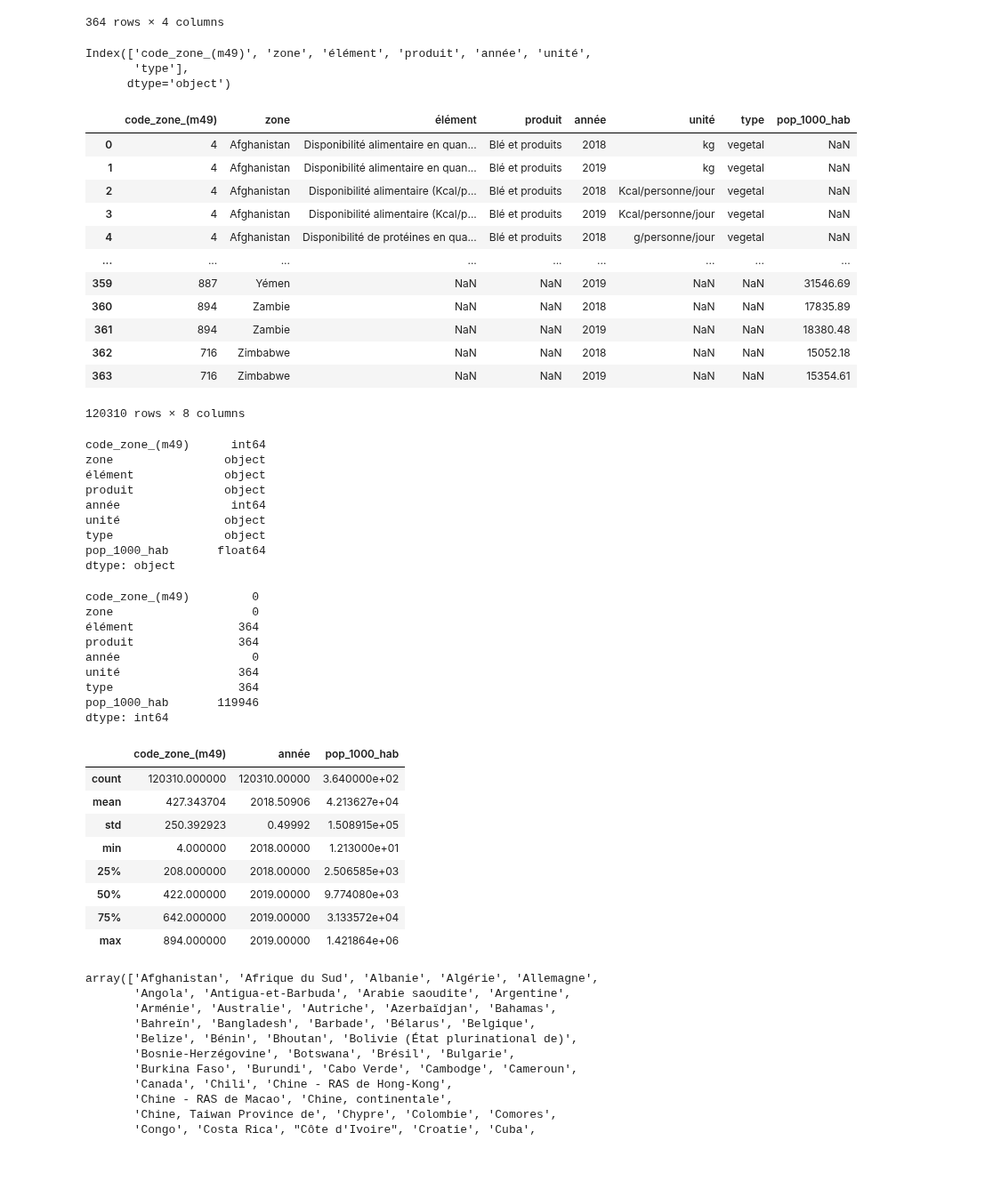
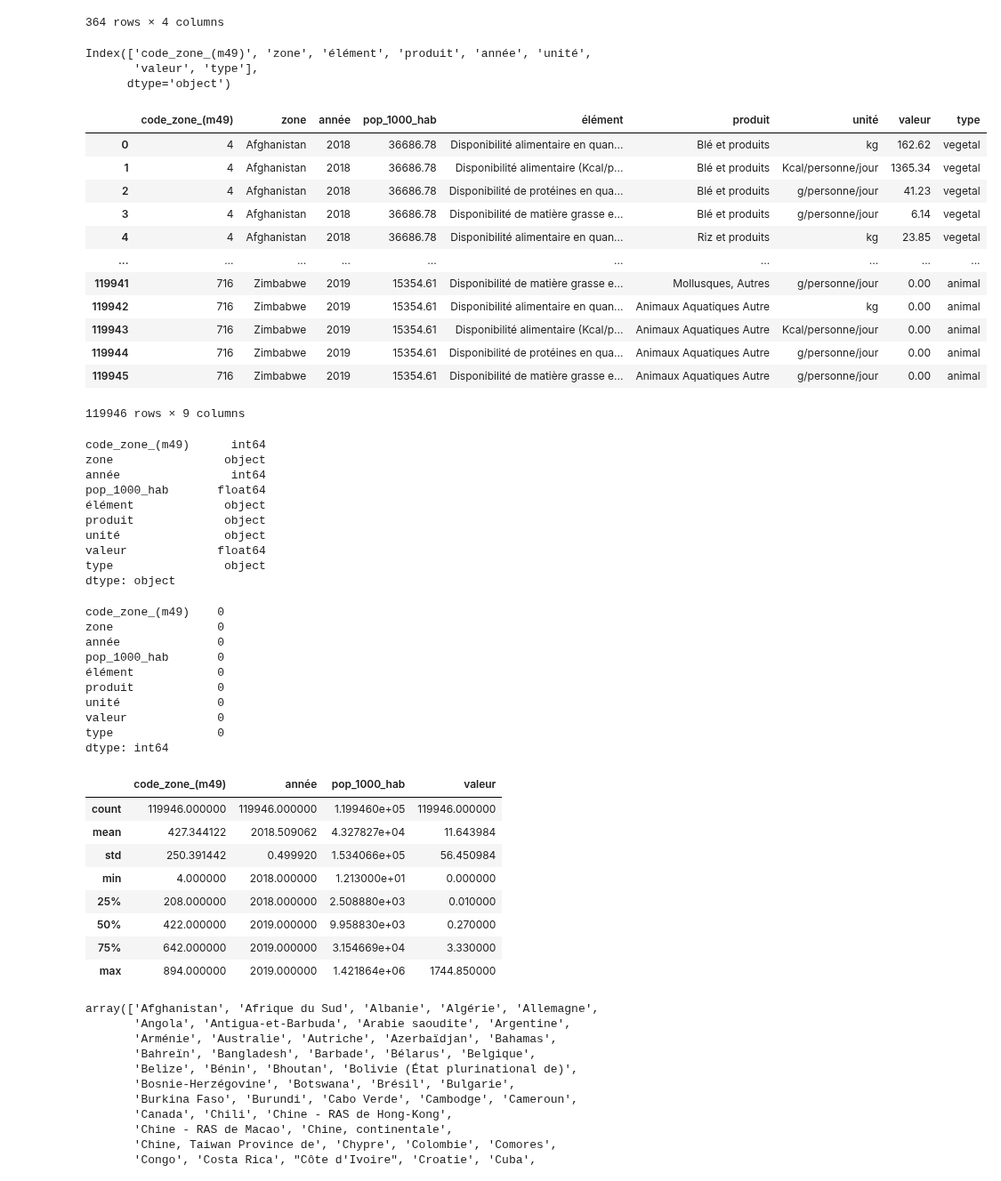
Before and after one commit to Melobgn/Brief-pandas-SEM, a Jupyter notebook: dataframes.ipynb, the cells around one changed output. Shown at 89% size. Drawn from its saved outputs; the diff is of its cells as text; code cells hidden in the pictures.

```diff
--- a/dataframes.ipynb
+++ b/dataframes.ipynb
@@ -89,32 +89,32 @@ df_pop
 # Exercice 6
 
 
-product = product[['code_zone_(m49)','zone','élément','produit', 'année', 'unité', 'type']]
+product = product[['code_zone_(m49)','zone','élément','produit', 'année', 'unité', 'valeur', 'type']]
 product.columns
 # %% [output]
 Index(['code_zone_(m49)', 'zone', 'élément', 'produit', 'année', 'unité',
-       'type'],
+       'valeur', 'type'],
       dtype='object')
 # %%
 # Exercice 7
 
 
-df = pd.concat([product,df_pop])
+df = pd.merge(df_pop, product, on=['code_zone_(m49)', 'zone', 'année'])
 df
 # %% [output]
-|  | code_zone_(m49) | zone | élément | produit | année | unité | type | pop_1000_hab |
-| 0 | 4 | Afghanistan | Disponibilité alimentaire en quan... | Blé et produits | 2018 | kg | vegetal | NaN |
-| 1 | 4 | Afghanistan | Disponibilité alimentaire en quan... | Blé et produits | 2019 | kg | vegetal | NaN |
-| 2 | 4 | Afghanistan | Disponibilité alimentaire (Kcal/p... | Blé et produits | 2018 | Kcal/personne/jour | vegetal | NaN |
-| 3 | 4 | Afghanistan | Disponibilité alimentaire (Kcal/p... | Blé et produits | 2019 | Kcal/personne/jour | vegetal | NaN |
-| 4 | 4 | Afghanistan | Disponibilité de protéines en qua... | Blé et produits | 2018 | g/personne/jour | vegetal | NaN |
-| ... | ... | ... | ... | ... | ... | ... | ... | ... |
-| 359 | 887 | Yémen | NaN | NaN | 2019 | NaN | NaN | 31546.69 |
-| 360 | 894 | Zambie | NaN | NaN | 2018 | NaN | NaN | 17835.89 |
-| 361 | 894 | Zambie | NaN | NaN | 2019 | NaN | NaN | 18380.48 |
-| 362 | 716 | Zimbabwe | NaN | NaN | 2018 | NaN | NaN | 15052.18 |
-| 363 | 716 | Zimbabwe | NaN | NaN | 2019 | NaN | NaN | 15354.61 |
+|  | code_zone_(m49) | zone | année | pop_1000_hab | élément | produit | unité | valeur | type |
+| 0 | 4 | Afghanistan | 2018 | 36686.78 | Disponibilité alimentaire en quan... | Blé et produits | kg | 162.62 | vegetal |
+| 1 | 4 | Afghanistan | 2018 | 36686.78 | Disponibilité alimentaire (Kcal/p... | Blé et produits | Kcal/personne/jour | 1365.34 | vegetal |
+| 2 | 4 | Afghanistan | 2018 | 36686.78 | Disponibilité de protéines en qua... | Blé et produits | g/personne/jour | 41.23 | vegetal |
+| 3 | 4 | Afghanistan | 2018 | 36686.78 | Disponibilité de matière grasse e... | Blé et produits | g/personne/jour | 6.14 | vegetal |
+| 4 | 4 | Afghanistan | 2018 | 36686.78 | Disponibilité alimentaire en quan... | Riz et produits | kg | 23.85 | vegetal |
+| ... | ... | ... | ... | ... | ... | ... | ... | ... | ... |
+| 119941 | 716 | Zimbabwe | 2019 | 15354.61 | Disponibilité de matière grasse e... | Mollusques, Autres | g/personne/jour | 0.00 | animal |
+| 119942 | 716 | Zimbabwe | 2019 | 15354.61 | Disponibilité alimentaire en quan... | Animaux Aquatiques Autre | kg | 0.00 | animal |
+| 119943 | 716 | Zimbabwe | 2019 | 15354.61 | Disponibilité alimentaire (Kcal/p... | Animaux Aquatiques Autre | Kcal/personne/jour | 0.00 | animal |
+| 119944 | 716 | Zimbabwe | 2019 | 15354.61 | Disponibilité de protéines en qua... | Animaux Aquatiques Autre | g/personne/jour | 0.00 | animal |
+| 119945 | 716 | Zimbabwe | 2019 | 15354.61 | Disponibilité de matière grasse e... | Animaux Aquatiques Autre | g/personne/jour | 0.00 | animal |
-120310 rows × 8 columns
+119946 rows × 9 columns
 # %%
 # Exercice 8
 
@@ -123,12 +123,13 @@ df.dtypes
 # %% [output]
 code_zone_(m49)      int64
 zone                object
+année                int64
+pop_1000_hab       float64
 élément             object
 produit             object
-année                int64
 unité               object
+valeur             float64
 type                object
-pop_1000_hab       float64
 dtype: object
 # %%
 # Exercice 9
@@ -136,29 +137,30 @@ dtype: object
 # df[pd.isnull].count()
 df.isnull().sum()
 # %% [output]
-code_zone_(m49)         0
-zone                    0
-élément               364
-produit               364
-année                   0
-unité                 364
-type                  364
-pop_1000_hab       119946
+code_zone_(m49)    0
+zone               0
+année              0
+pop_1000_hab       0
+élément            0
+produit            0
+unité              0
+valeur             0
+type               0
 dtype: int64
 # %%
 # Exercice 10
 
 df.describe()
 # %% [output]
-|  | code_zone_(m49) | année | pop_1000_hab |
-| count | 120310.000000 | 120310.00000 | 3.640000e+02 |
-| mean | 427.343704 | 2018.50906 | 4.213627e+04 |
-| std | 250.392923 | 0.49992 | 1.508915e+05 |
-| min | 4.000000 | 2018.00000 | 1.213000e+01 |
-| 25% | 208.000000 | 2018.00000 | 2.506585e+03 |
-| 50% | 422.000000 | 2019.00000 | 9.774080e+03 |
-| 75% | 642.000000 | 2019.00000 | 3.133572e+04 |
-| max | 894.000000 | 2019.00000 | 1.421864e+06 |
+|  | code_zone_(m49) | année | pop_1000_hab | valeur |
+| count | 119946.000000 | 119946.000000 | 1.199460e+05 | 119946.000000 |
+| mean | 427.344122 | 2018.509062 | 4.327827e+04 | 11.643984 |
+| std | 250.391442 | 0.499920 | 1.534066e+05 | 56.450984 |
+| min | 4.000000 | 2018.000000 | 1.213000e+01 | 0.000000 |
+| 25% | 208.000000 | 2018.000000 | 2.508880e+03 | 0.010000 |
+| 50% | 422.000000 | 2019.000000 | 9.958830e+03 | 0.270000 |
+| 75% | 642.000000 | 2019.000000 | 3.154669e+04 | 3.330000 |
+| max | 894.000000 | 2019.000000 | 1.421864e+06 | 1744.850000 |
 # %%
 # Exercice 11
 
```
